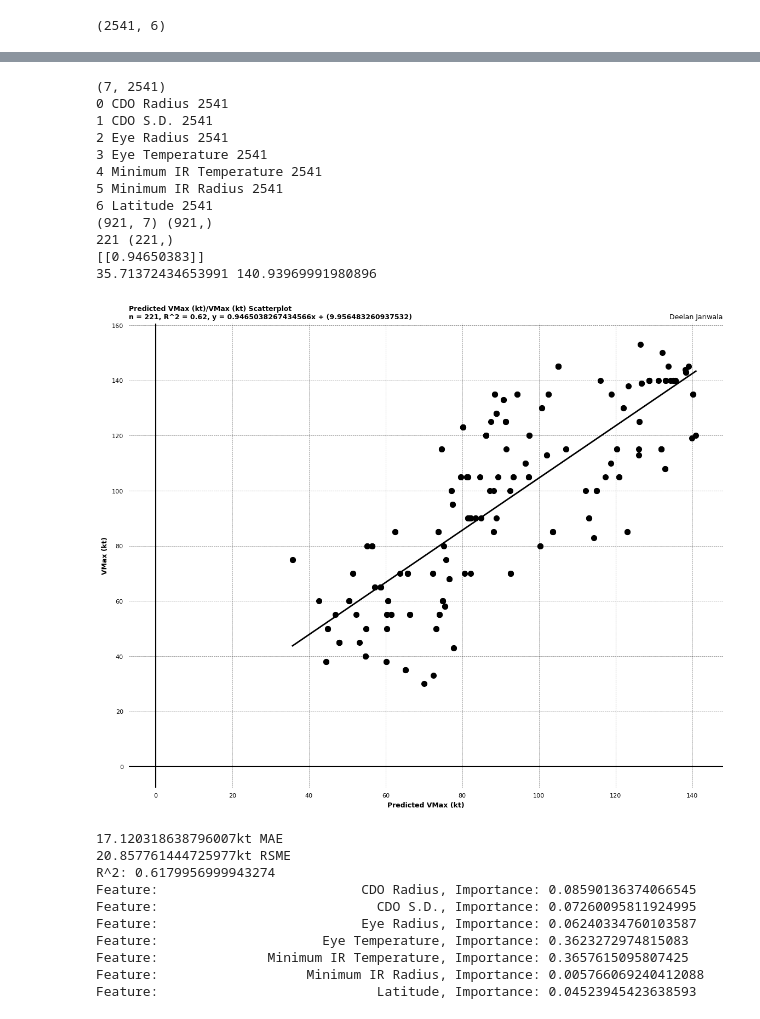
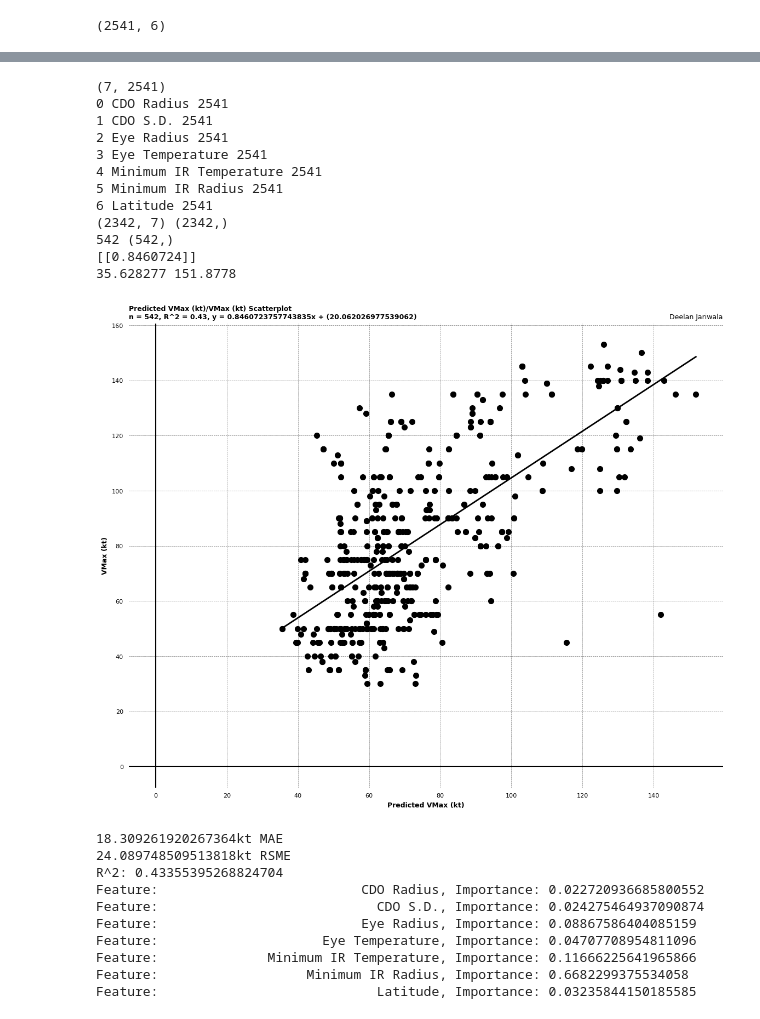
Before and after one commit to TCAlert/testing, a Jupyter notebook: reprojectTest.ipynb, the cells around one changed output, grey strips where cells are left out. Saved outputs shown, nothing was run; the diff lists cells and outputs as text; code cells hidden in the pictures.

```diff
--- a/reprojectTest.ipynb
+++ b/reprojectTest.ipynb
@@ -289,7 +544,7 @@ def getCoords(datetime, ID = None):
     requestDT = datetime
     data = stormData.loc[[(stormData.ISO_TIME - requestDT).abs().idxmin()]]
 
-    return data.USA_WIND.iloc[0], data.USA_PRES.iloc[0], data.USA_POCI.iloc[0], data.LAT.iloc[0], data.LON.iloc[0], data.ISO_TIME.iloc[0]
+    return data.USA_WIND.iloc[0], data.USA_PRES.iloc[0], data.USA_POCI.iloc[0], data.LAT.iloc[0], data.LON.iloc[0], data.ISO_TIME.iloc[0], data.USA_STATUS.iloc[0]
 # %%
 with open(r"C:\Users\deela\Downloads\nhcaircfixesPost2017.txt", 'r', encoding='utf-8') as data:
     data = data.read().split('\n')
@@ -338,19 +593,20 @@ print(lats.shape, lons.shape, mslp.shape, flwi.shape)
 3486 ['']
 (2557,) (2557,) (2557,) (2557,)
 # %%
-bWind, bPres, bPOCI, bLats, bLons, bTimes = [], [], [], [], [], []
+bWind, bPres, bPOCI, bLats, bLons, bTimes, bTypes = [], [], [], [], [], [], []
 for x in range(len(atcf)):
     try:
-        w, p, poci, blat, blon, btime = getCoords(time[x], atcf[x])
+        w, p, poci, blat, blon, btime, btype = getCoords(time[x], atcf[x])
         bWind.append(w)
         bPres.append(p)
         bPOCI.append(poci)
         bLats.append(blat)
         bLons.append(blon)
         bTimes.append(btime)
+        bTypes.append(btype)
     except:
         print(atcf[x], time[x])
-bWind, bPres, bPOCI, bLats, bLons, bTimes = np.array(bWind).astype(float), np.array(bPres).astype(float), np.array(bPOCI).astype(float), np.array(bLats).astype(float), np.array(bLons).astype(float), np.array(bTimes)
+bWind, bPres, bPOCI, bLats, bLons, bTimes, bTypes = np.array(bWind).astype(float), np.array(bPres).astype(float), np.array(bPOCI).astype(float), np.array(bLats).astype(float), np.array(bLons).astype(float), np.array(bTimes), np.array(bTypes)
 # %% [output]
 EP182022 2022-10-07T13:33
 EP182022 2022-10-07T14:50
@@ -422,8 +678,9 @@ print(allData)
 # %%
-with open(r"C:\Users\deela\Downloads\ESTIMATES.txt", 'w') as file:
-    for x in range(len(allData)):
-        file.write(str(allData[x])[1:-1] + "\n")
-np.savetxt(r"C:\Users\deela\Downloads\ESTIMATES.txt", allData, delimiter=',')
+# with open(r"C:\Users\deela\Downloads\ESTIMATES.txt", 'w') as file:
+#     for x in range(len(allData)):
+#         file.write(str(allData[x])[1:-1] + "\n")
+# np.savetxt(r"C:\Users\deela\Downloads\ESTIMATESv2.txt", allData, delimiter=',')
+allData = np.loadtxt(r"C:\Users\deela\Downloads\ESTIMATESv2.txt", delimiter=',')
 # %%
 test = np.array(allData)
 print(test.shape)
@@ -483,10 +740,10 @@ from sklearn.pipeline import make_pipeline
 
 def regression(input, output, RF = True, GB = False, poly = False):
     print(input.shape, output.shape)
-    trainIn = input[:700]
-    trainOut = output[:700]
-    testIn = input[700:]
-    testOut = output[700:]
+    trainIn = input[:1800]
+    trainOut = output[:1800]
+    testIn = input[1800:]
+    testOut = output[1800:]
 
     if RF == True:
         regr = RandomForestRegressor(n_estimators=200, n_jobs=-1)#, max_features = 0.75, max_depth = 25)
@@ -537,7 +794,9 @@ def regression(input, output, RF = True, GB = False, poly = False):
 # %%
 xNames = ['CDO Radius', 'CDO S.D.', 'Eye Radius', 'Eye Temperature', 'Minimum IR Temperature', 'Minimum IR Radius', 'Latitude']
 x = test.T
+# x = np.delete(x, 5, axis = 0)
 x = np.vstack((x, bLats))
+# x = np.vstack((x, test[:, 0] / test[:, 2]))
 print(x.shape)
 y = bWind
 
@@ -545,7 +804,7 @@ for i, (name, arr) in enumerate(zip(xNames, x)):
     print(i, name, len(arr))
 
 x = [np.asarray(a, dtype=float) for a in x]
-# mask = x[6] < 20
+# mask = x[] < 50
 # x = [a[mask] for a in x]
 # y = y[mask]
 
@@ -559,46 +818,50 @@ for i in range(len(x)):
     mask = mask & ~np.isnan(x[i]) & ~np.isinf(x[i])
 
 # Apply the final mask to each predictor
 for i in range(len(x)):
     x[i] = x[i][mask]
     # x[i] = norm(x[i])
 
 # Apply the mask to the target
 y = y[mask]
 
 # Stack predictors into 2D array and regress
 x = np.column_stack(x)
 
-regr, predictTest, importance, testIn, testOut= regression(x, y, RF = False, GB = False, poly = False)
+regr, predictTest, importance, testIn, testOut= regression(x, y, RF = False, GB = True, poly = False)
+
+# import pickle
+# with open(r"C:\Users\deela\Downloads\predVMAX.cpickle", 'wb') as f:
+#     pickle.dump(regr, f)
 
 feat = dict(zip(xNames, importance))
 # Print one key-value pair at a time
 for key, value in feat.items():
     print(f"Feature: {key:>35}, Importance: {value}")
 print('\n')
 # for x in range(len(storm_name)):
 #     print(storm_name[x], y[x], predictTest[x])
 # %% [output]
 (7, 2541)
 0 CDO Radius 2541
 1 CDO S.D. 2541
 2 Eye Radius 2541
 3 Eye Temperature 2541
 4 Minimum IR Temperature 2541
 5 Minimum IR Radius 2541
 6 Latitude 2541
-(921, 7) (921,)
-221 (221,)
-[[0.94650383]]
-35.71372434653991 140.93969991980896
+(2342, 7) (2342,)
+542 (542,)
+[[0.8460724]]
+35.628277 151.8778
-[figure, old version]
+[figure, new version]
-17.120318638796007kt MAE
-20.857761444725977kt RSME
-R^2: 0.6179956999943274
-Feature:                          CDO Radius, Importance: 0.08590136374066545
-Feature:                            CDO S.D., Importance: 0.07260095811924995
-Feature:                          Eye Radius, Importance: 0.06240334760103587
-Feature:                     Eye Temperature, Importance: 0.3623272974815083
-Feature:              Minimum IR Temperature, Importance: 0.3657615095807425
-Feature:                   Minimum IR Radius, Importance: 0.005766069240412088
-Feature:                            Latitude, Importance: 0.04523945423638593
+18.309261920267364kt MAE
+24.089748509513818kt RSME
+R^2: 0.43355395268824704
+Feature:                          CDO Radius, Importance: 0.022720936685800552
+Feature:                            CDO S.D., Importance: 0.024275464937090874
+Feature:                          Eye Radius, Importance: 0.08867586404085159
+Feature:                     Eye Temperature, Importance: 0.04707708954811096
+Feature:              Minimum IR Temperature, Importance: 0.11666225641965866
+Feature:                   Minimum IR Radius, Importance: 0.6682299375534058
+Feature:                            Latitude, Importance: 0.03235844150185585
```
Also changed, not shown: parts of 22 cells of this notebook, 22 other files.
